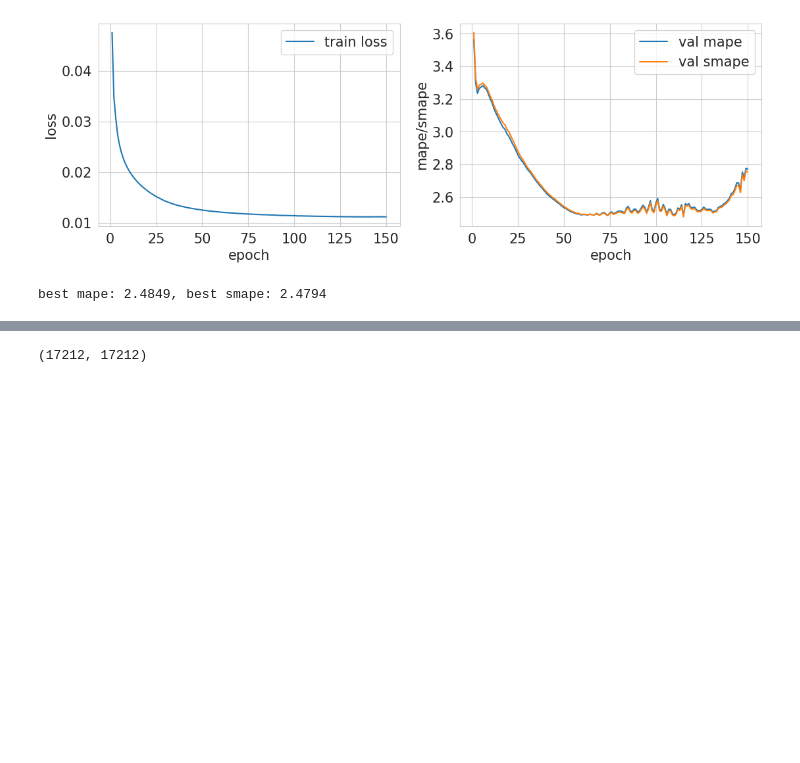
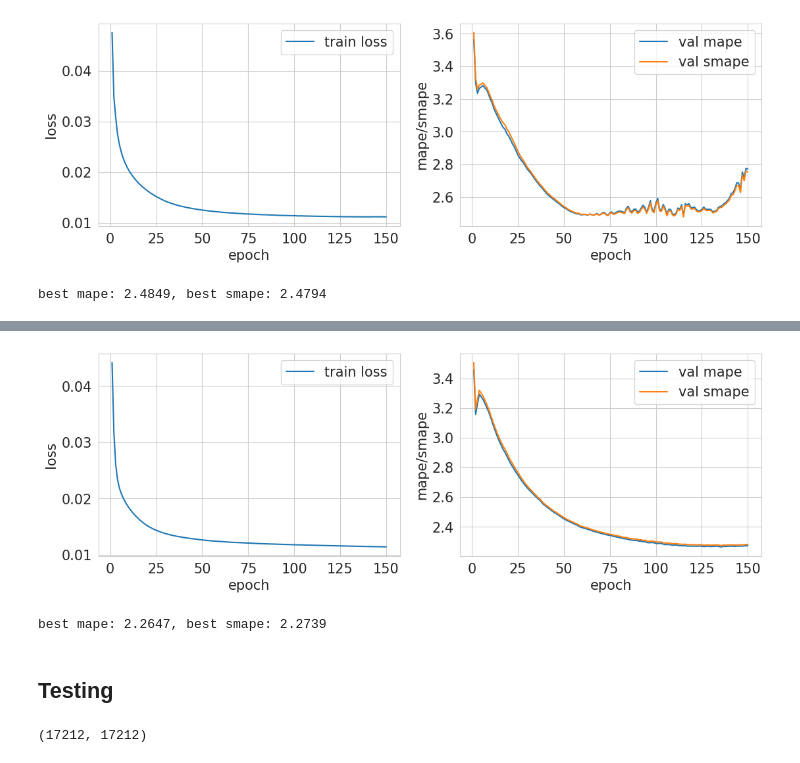
Before and after one commit to OkoksNeDam/geoinformation-data-forecasting, a Jupyter notebook: mlp.ipynb, the cells around one changed output, grey strips where cells are left out. Saved outputs shown, nothing was run; the diff lists cells and outputs as text; code cells hidden in the pictures; blank space fills up the shorter version.

```diff
--- a/mlp.ipynb
+++ b/mlp.ipynb
@@ -441,0 +531,2 @@ best mape: 2.4849, best smape: 2.4794
+# %%
+NUM_OF_LOGS = 500
@@ -442,3 +549,23 @@ best mape: 2.4849, best smape: 2.4794
+# %%
+torch.manual_seed(42)
+
+HIDDEN_LAYER_SIZE = 128
+NUM_EPOCHS = 150
+LEARNING_RATE = 1e-4
+MOMENTUM = 0.9
+PREDICTION_PERIOD = 1
+
+model = MLP(NUM_OF_LOGS, HIDDEN_LAYER_SIZE, PREDICTION_PERIOD).to(device)
+criterion = nn.MSELoss()
+optimizer = torch.optim.SGD(model.parameters(), lr=LEARNING_RATE, momentum=MOMENTUM)
+
+min_mape, min_smape, best_model = train(model, criterion, optimizer, train_dataloader, val_dataloader, scheduler=None, n_epochs=NUM_EPOCHS)
+print(f'best mape: {round(min_mape, 4)}, best smape: {round(min_smape, 4)}')
+# %% [output]
+[figure, added]
+best mape: 2.2647, best smape: 2.2739
+# %% [markdown]
+## Testing
 # %%
 df_test_filled_median = fill_missing_values(df_test, method='median')
 df_test_filled_median.y = scaler.transform(np.array(df_test_filled_median.y).reshape(-1, 1)).T[0]
```
Also changed, not shown: parts of 20 cells of this notebook.
